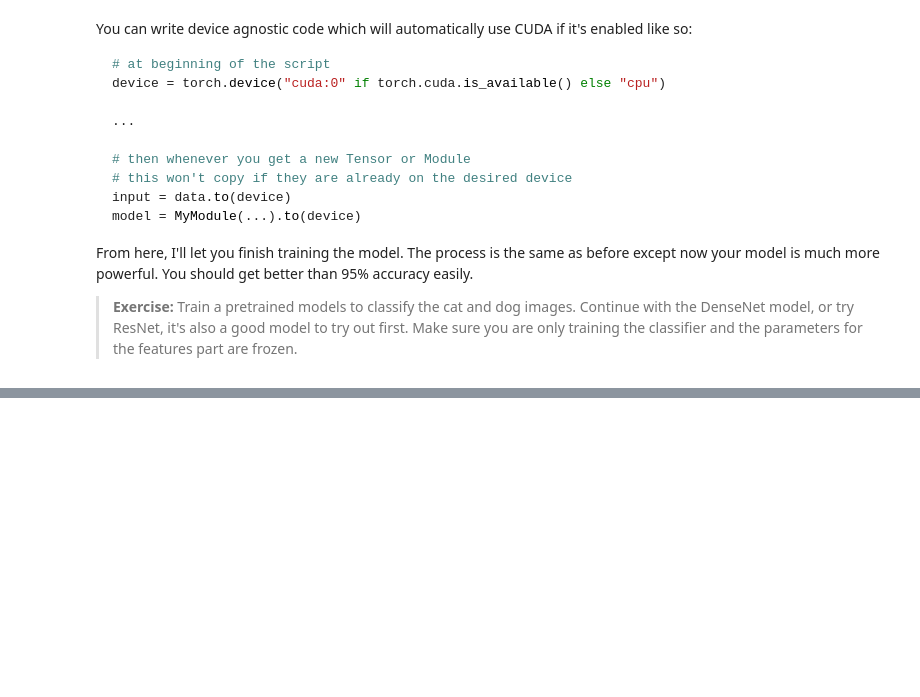
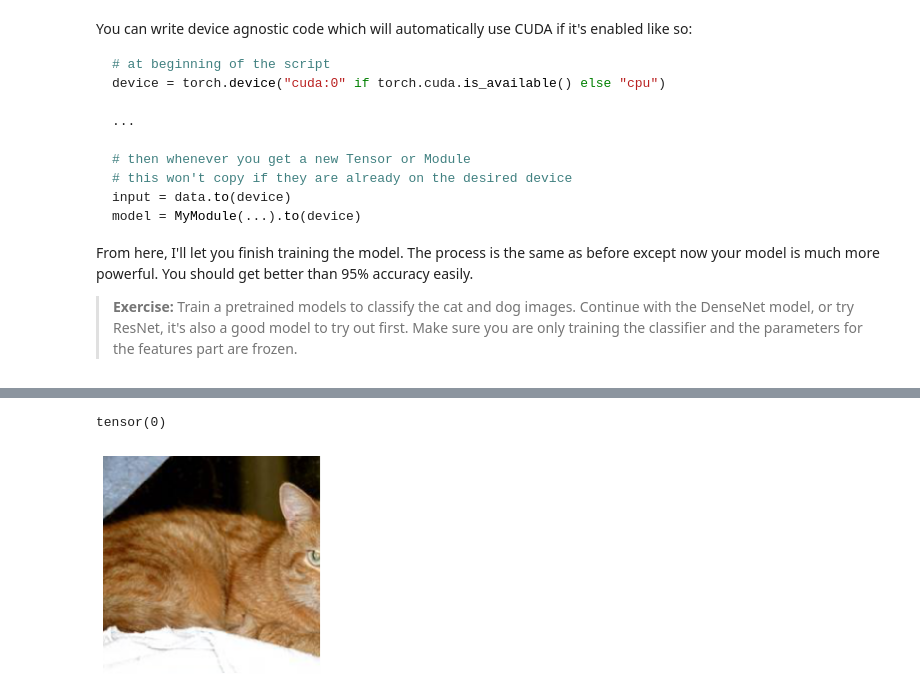
Before and after one commit to MohammedAljahdali/deep-learning-v2-pytorch, a Jupyter notebook: intro-to-pytorch/Part 8 - Transfer Learning (Exercises).ipynb, the cells around one changed output, grey strips where cells are left out. Drawn from its saved outputs; the diff is of its cells as text; code cells hidden in the pictures; blank space fills up the shorter version.

Commit message:
Solved Intro to pytorch: Part 8: Transfer learning, trainned a alex net model to classifiy cats & dogs

```diff
--- a/intro-to-pytorch/Part 8 - Transfer Learning (Exercises).ipynb
+++ b/intro-to-pytorch/Part 8 - Transfer Learning (Exercises).ipynb
@@ -22,12 +22,24 @@ from torchvision import datasets, transforms, models
 # %% [markdown]
 Most of the pretrained models require the input to be 224x224 images. Also, we'll need to match the normalization used when the models were trained. Each color channel was normalized separately, the means are `[0.485, 0.456, 0.406]` and the standard deviations are `[0.229, 0.224, 0.225]`.
 # %%
-data_dir = 'Cat_Dog_data'
+data_dir = 'C:/Users/Mohammed/Downloads/Cat_Dog_data/Cat_Dog_data'
 
 # TODO: Define transforms for the training data and testing data
-train_transforms =
+train_transforms = transforms.Compose([
+    transforms.RandomRotation(30),
+    transforms.RandomResizedCrop(224),
+    transforms.RandomHorizontalFlip(),
+    transforms.ToTensor(),
+    transforms.Normalize([0.485, 0.456, 0.406], [0.229, 0.224, 0.225])
+])
 
-test_transforms =
+test_transforms = transforms.Compose([
+    transforms.Resize(255),
+    transforms.CenterCrop(224),
+    transforms.ToTensor()
+])
+
+
 
 # Pass transforms in here, then run the next cell to see how the transforms look
 train_data = datasets.ImageFolder(data_dir + '/train', transform=train_transforms)
@@ -108,0 +260,18 @@ From here, I'll let you finish training the model. The process is the same as be
+# %%
+import helper
+itr = iter(testloader)
+images, labels = next(itr)
+# %%
+images, labels = next(itr)
+helper.imshow(images[0], normalize=False)
+
+
+
+
+
+
+
+print(labels[0])
+# %% [output]
+tensor(0)
+[figure, added]
```
Also changed, not shown: parts of 7 cells of this notebook.
